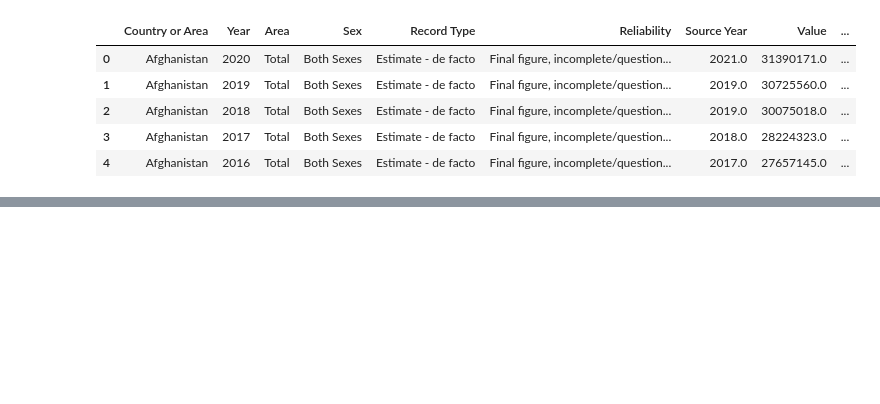
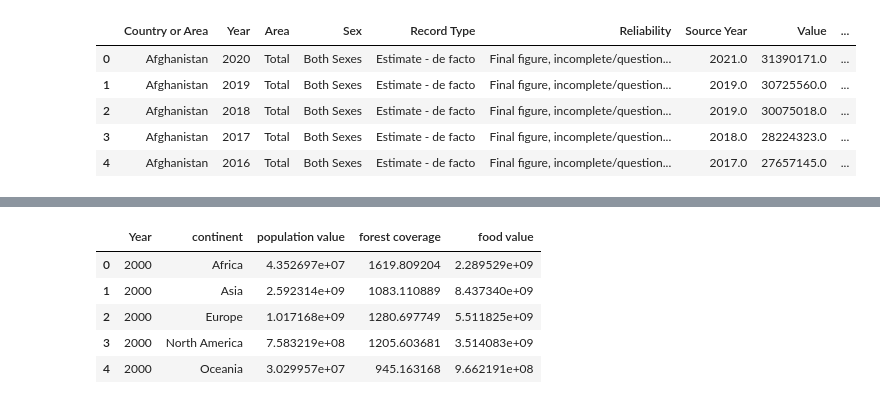
Before and after one commit to BoSuto/Specialist-Certificate-in-Data-Analytics-Essential-Jan-2023, a Jupyter notebook: Project - Spring 2023.ipynb, the cells around one changed output, grey strips where cells are left out. Saved outputs shown, nothing was run; the diff lists cells and outputs as text; code cells hidden in the pictures; blank space fills up the shorter version.

```diff
--- a/Project - Spring 2023.ipynb
+++ b/Project - Spring 2023.ipynb
@@ -346,0 +373,10 @@ ValueError: You are trying to merge on object and int64 columns. If you wish to
+# %%
+continent_df= continent_df.filter(items=['Year','continent','population value','forest coverage','food value'])
+continent_df.head()
+# %% [output]
+|  | Year | continent | population value | forest coverage | food value |
+| 0 | 2000 | Africa | 4.352697e+07 | 1619.809204 | 2.289529e+09 |
+| 1 | 2000 | Asia | 2.592314e+09 | 1083.110889 | 8.437340e+09 |
+| 2 | 2000 | Europe | 1.017168e+09 | 1280.697749 | 5.511825e+09 |
+| 3 | 2000 | North America | 7.583219e+08 | 1205.603681 | 3.514083e+09 |
+| 4 | 2000 | Oceania | 3.029957e+07 | 945.163168 | 9.662191e+08 |
```
Also changed, not shown: parts of 25 cells of this notebook.
